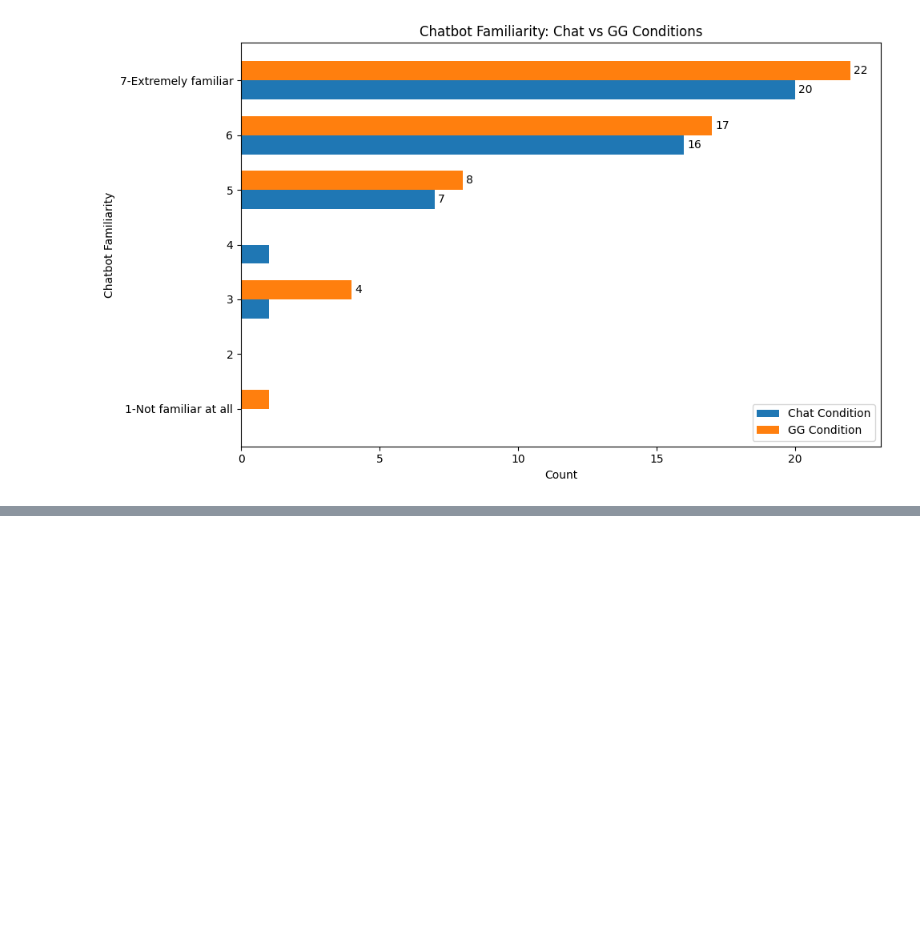
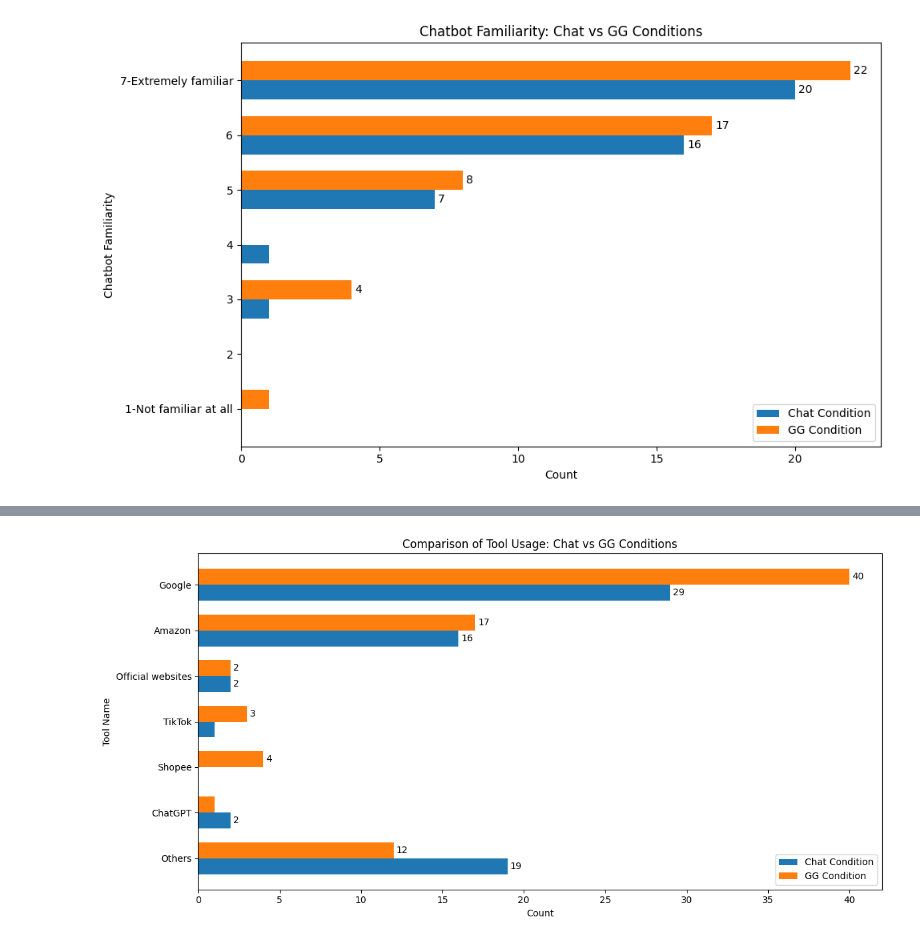
Before and after one commit to kaki1995/Advanced-Project-Study-TUM-GG-Istanbul, a Jupyter notebook: exploratory_analysis_visualization.ipynb, the cells around one changed output, grey strips where cells are left out. Cells and saved outputs as stored; diff of their text form; code cells hidden in the pictures; blank space fills up the shorter version.

```diff
--- a/exploratory_analysis_visualization.ipynb
+++ b/exploratory_analysis_visualization.ipynb
@@ -293,0 +406,11 @@ plt.show()
+# %%
+# List unique values and their counts for q10_tool_1 to q10_tool_4 in df_gg_surveys
+from collections import Counter
+tools = []
+for col in ["q10_tool_1", "q10_tool_2", "q10_tool_3", "q10_tool_4"]:
+    if col in df_chat_surveys.columns:
+        tools.extend(df_chat_surveys[col].dropna().astype(str).tolist())
+tool_counts = Counter(tools)
+print("Unique tool values and their counts across q10_tool_1 to q10_tool_4:")
+for tool, count in tool_counts.items():
+    print(f"{tool}: {count}")
@@ -293,0 +435,6 @@ plt.show()
+# %%
+# Clean leading/trailing spaces in chat q6_residence_sd before plotting
+df_chat_surveys['q10_tool_1'] = df_chat_surveys['q10_tool_1'].str.strip()
+df_chat_surveys['q10_tool_2'] = df_chat_surveys['q10_tool_2'].str.strip()
+df_chat_surveys['q10_tool_3'] = df_chat_surveys['q10_tool_3'].str.strip()
+df_chat_surveys['q10_tool_4'] = df_chat_surveys['q10_tool_4'].str.strip()
@@ -293,0 +480,57 @@ plt.show()
+# %%
+# Comparison horizontal bar chart for tool usage (q10_tool_1 to q10_tool_4) in chat and gg conditions with fixed order
+tool_cols = ["q10_tool_1", "q10_tool_2", "q10_tool_3", "q10_tool_4"]
+
+# Accumulate tool counts for chat condition
+chat_tools = []
+for col in tool_cols:
+    if col in df_chat_surveys.columns:
+        chat_tools.extend(df_chat_surveys[col].dropna().astype(str).tolist())
+chat_tool_counts = Counter(chat_tools)
+
+# Accumulate tool counts for gg condition
+gg_tools = []
+for col in tool_cols:
+    if col in df_gg_surveys.columns:
+        gg_tools.extend(df_gg_surveys[col].dropna().astype(str).tolist())
+gg_tool_counts = Counter(gg_tools)
+
+# Fixed order for plotting
+fixed_order = ["Others", "ChatGPT","Shopee", "TikTok", "Official websites", "Amazon","Google"]
+
+chat_counts_sorted = [chat_tool_counts.get(tool, 0) for tool in fixed_order]
+gg_counts_sorted = [gg_tool_counts.get(tool, 0) for tool in fixed_order]
+y = range(len(fixed_order))
+bar_height = 0.35
+
+plt.figure(figsize=(12, max(6, len(fixed_order)*0.5)))
+bars1 = plt.barh(y, chat_counts_sorted, height=bar_height, label='Chat Condition')
+bars2 = plt.barh([i + bar_height for i in y], gg_counts_sorted, height=bar_height, label='GG Condition')
+plt.yticks([i + bar_height/2 for i in y], fixed_order)
+plt.xlabel('Count')
+plt.ylabel('Tool Name')
+plt.title('Comparison of Tool Usage: Chat vs GG Conditions')
+plt.legend()
+
+# Annotate bars only if count >= 2
+for idx, bar in enumerate(bars1):
+    width = bar.get_width()
+    if width >= 2:
+        plt.annotate(f'{int(width)}',
+                     xy=(width, bar.get_y() + bar.get_height() / 2),
+                     xytext=(3, 0),
+                     textcoords="offset points",
+                     ha='left', va='center', fontsize=10)
+for idx, bar in enumerate(bars2):
+    width = bar.get_width()
+    if width >= 2:
+        plt.annotate(f'{int(width)}',
+                     xy=(width, bar.get_y() + bar.get_height() / 2),
+                     xytext=(3, 0),
+                     textcoords="offset points",
+                     ha='left', va='center', fontsize=10)
+
+plt.tight_layout()
+plt.show()
+# %% [output]
+[figure, added]
```
Also changed, not shown: parts of 15 cells of this notebook.
